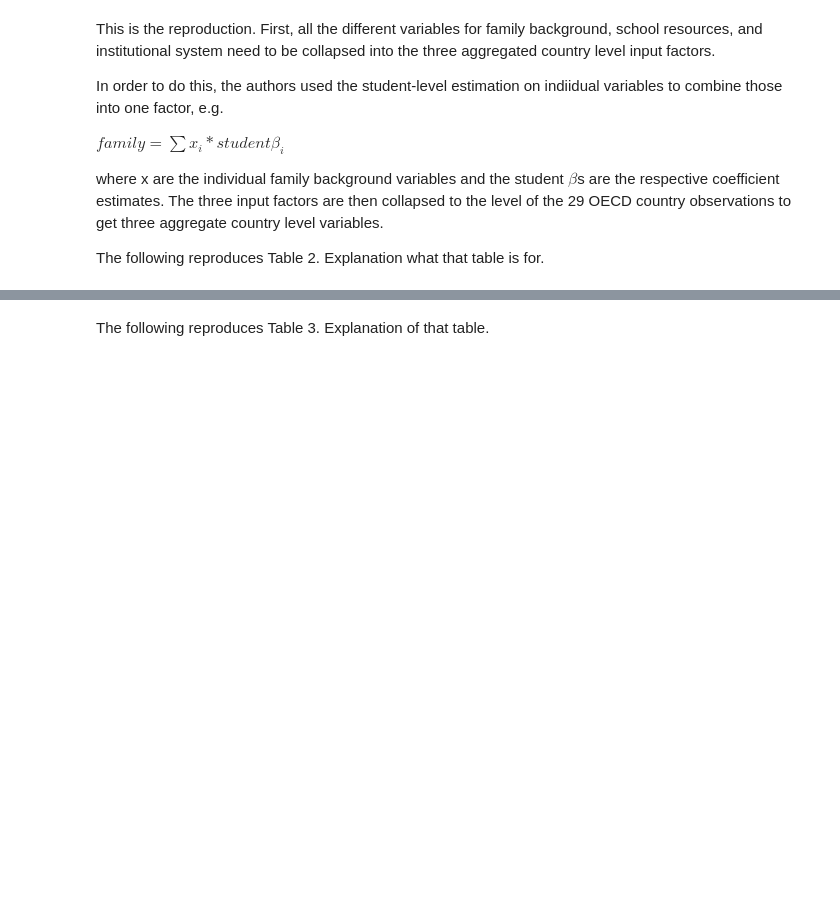
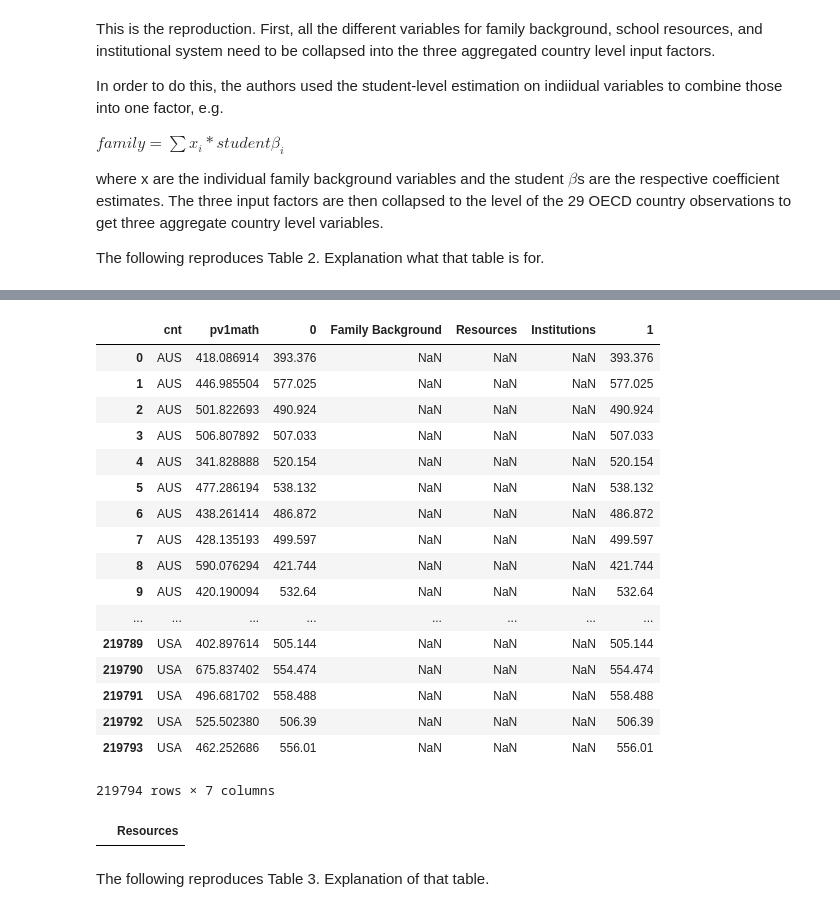
Before and after one commit to MVBrinker/student-project-ELJust, a Jupyter notebook: Woessmann_School_System.ipynb, the cells around one changed output, grey strips where cells are left out. Drawn from its saved outputs; the diff is of its cells as text; code cells hidden in the pictures; blank space fills up the shorter version.

Commit message:
Programmed the linear prediction for all input factors, but I somehow still get NAN in the end.

```diff
--- a/Woessmann_School_System.ipynb
+++ b/Woessmann_School_System.ipynb
@@ -243,3 +196,54 @@ Length: 219794, dtype: object
+# %%
+# In-sample Prediction
+ypred = res_wls.predict(X)
+lc = ypred
+
+# Do a linear prediction for each of the three higher level input factors
+res = 0
+fam = 0
+ins = 0
+for i in range(6):
+    res += res_wls.params[i]*c_res.astype(float).iloc[:,i]
+for i in range(6,40):
+    for j in range(34):
+        fam += res_wls.params[i]*c_fam.astype(float).iloc[:,j]
+for i in range(40, 56):
+    for j in range(16):
+        ins += res_wls.params[i]*c_ins.astype(float).iloc[:,j]
+
+# Build a new DataFrame
+insti = pd.DataFrame(data = ins, columns = ['Institutions'])
+family = pd.DataFrame(data = fam, columns = ['Family Background'])
+reso = pd.DataFrame(data = res, columns = ['Resources'])
+
+new_df = pd.concat([df['cnt'], df['pv1math'], ypred, family, reso, insti, lc], axis =1)
+new_df
+# %% [output]
+|  | cnt | pv1math | 0 | Family Background | Resources | Institutions | 1 |
+| 0 | AUS | 418.086914 | 393.376 | NaN | NaN | NaN | 393.376 |
+| 1 | AUS | 446.985504 | 577.025 | NaN | NaN | NaN | 577.025 |
+| 2 | AUS | 501.822693 | 490.924 | NaN | NaN | NaN | 490.924 |
+| 3 | AUS | 506.807892 | 507.033 | NaN | NaN | NaN | 507.033 |
+| 4 | AUS | 341.828888 | 520.154 | NaN | NaN | NaN | 520.154 |
+| 5 | AUS | 477.286194 | 538.132 | NaN | NaN | NaN | 538.132 |
+| 6 | AUS | 438.261414 | 486.872 | NaN | NaN | NaN | 486.872 |
+| 7 | AUS | 428.135193 | 499.597 | NaN | NaN | NaN | 499.597 |
+| 8 | AUS | 590.076294 | 421.744 | NaN | NaN | NaN | 421.744 |
+| 9 | AUS | 420.190094 | 532.64 | NaN | NaN | NaN | 532.64 |
+| ... | ... | ... | ... | ... | ... | ... | ... |
+| 219789 | USA | 402.897614 | 505.144 | NaN | NaN | NaN | 505.144 |
+| 219790 | USA | 675.837402 | 554.474 | NaN | NaN | NaN | 554.474 |
+| 219791 | USA | 496.681702 | 558.488 | NaN | NaN | NaN | 558.488 |
+| 219792 | USA | 525.502380 | 506.39 | NaN | NaN | NaN | 506.39 |
+| 219793 | USA | 462.252686 | 556.01 | NaN | NaN | NaN | 556.01 |
+219794 rows × 7 columns
+# %%
+reso
+# Last, I have to collapse them (groupby-command)
+# STATA command: collapese pv1math ypred fam res ins lc [w=newwgt], by(cnt)
+#new_df.groupby(['cnt']).mean()
+# %% [output]
+|  | Resources |
 # %% [markdown]
 The following reproduces Table 3. Explanation of that table.
 # %%
```
Also changed, not shown: parts of 4 cells of this notebook.
